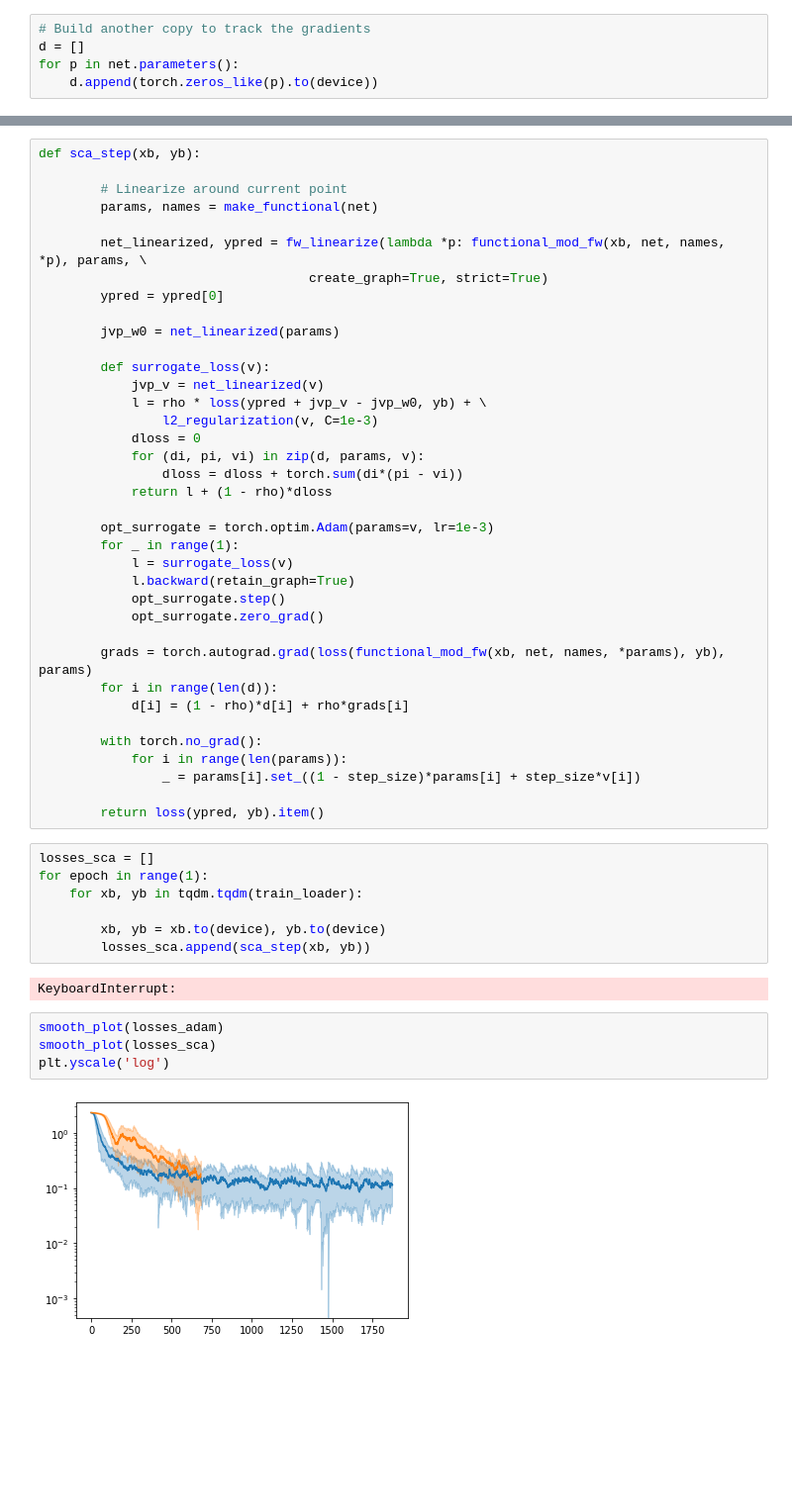
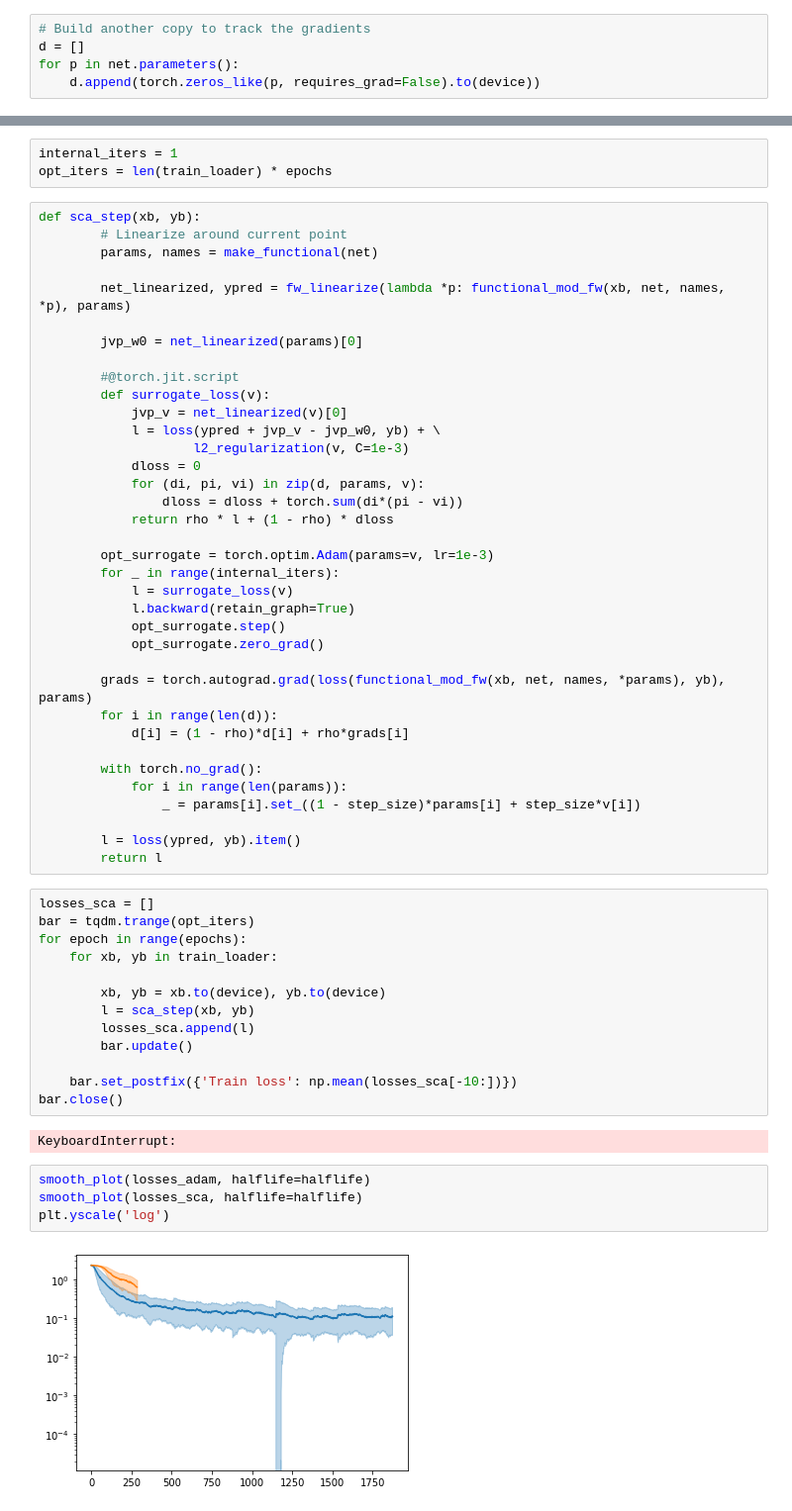
Before and after one commit to sscardapane/sca-neural-networks, a Jupyter notebook: Example_1_centralized_feedforward.ipynb, the cells around one changed output, grey strips where cells are left out. Shown: that part at 99% size. Cells and saved outputs as stored; diff of their text form; blank space fills up the shorter version.

Commit message:
Main refactor to simplify functional.py.

```diff
--- a/Example_1_centralized_feedforward.ipynb
+++ b/Example_1_centralized_feedforward.ipynb
@@ -103,6 +117,6 @@ v = tuple(v)
 # Build another copy to track the gradients
 d = []
 for p in net.parameters():
-    d.append(torch.zeros_like(p).to(device))
+    d.append(torch.zeros_like(p, requires_grad=False).to(device))
 # %%
 rho = 0.9
@@ -109,27 +124,28 @@ rho = 0.9
 step_size = 0.01
+# %%
+internal_iters = 1
+opt_iters = len(train_loader) * epochs
 # %%
 def sca_step(xb, yb):
-
         # Linearize around current point
         params, names = make_functional(net)
 
-        net_linearized, ypred = fw_linearize(lambda *p: functional_mod_fw(xb, net, names, *p), params, \
-                                   create_graph=True, strict=True)
-        ypred = ypred[0]
+        net_linearized, ypred = fw_linearize(lambda *p: functional_mod_fw(xb, net, names, *p), params)
 
-        jvp_w0 = net_linearized(params)
+        jvp_w0 = net_linearized(params)[0]
 
+        #@torch.jit.script
         def surrogate_loss(v):
-            jvp_v = net_linearized(v)
-            l = rho * loss(ypred + jvp_v - jvp_w0, yb) + \
-                l2_regularization(v, C=1e-3)
+            jvp_v = net_linearized(v)[0]
+            l = loss(ypred + jvp_v - jvp_w0, yb) + \
+                    l2_regularization(v, C=1e-3)
             dloss = 0
             for (di, pi, vi) in zip(d, params, v):
                 dloss = dloss + torch.sum(di*(pi - vi))
-            return l + (1 - rho)*dloss
+            return rho * l + (1 - rho) * dloss
 
         opt_surrogate = torch.optim.Adam(params=v, lr=1e-3)
-        for _ in range(1):
+        for _ in range(internal_iters):
             l = surrogate_loss(v)
             l.backward(retain_graph=True)
             opt_surrogate.step()
@@ -143,19 +159,26 @@ def sca_step(xb, yb):
             for i in range(len(params)):
                 _ = params[i].set_((1 - step_size)*params[i] + step_size*v[i])
 
-        return loss(ypred, yb).item()
+        l = loss(ypred, yb).item()
+        return l
 # %%
 losses_sca = []
-for epoch in range(1):
-    for xb, yb in tqdm.tqdm(train_loader):
+bar = tqdm.trange(opt_iters)
+for epoch in range(epochs):
+    for xb, yb in train_loader:
 
         xb, yb = xb.to(device), yb.to(device)
-        losses_sca.append(sca_step(xb, yb))
+        l = sca_step(xb, yb)
+        losses_sca.append(l)
+        bar.update()
+
+    bar.set_postfix({'Train loss': np.mean(losses_sca[-10:])})
+bar.close()
 # %% [output]
 KeyboardInterrupt:
 # %%
-smooth_plot(losses_adam)
-smooth_plot(losses_sca)
+smooth_plot(losses_adam, halflife=halflife)
+smooth_plot(losses_sca, halflife=halflife)
 plt.yscale('log')
 # %% [output]
-[figure, old version]
+[figure, new version]
```
Also changed, not shown: parts of 13 cells of this notebook, 4 other files.
